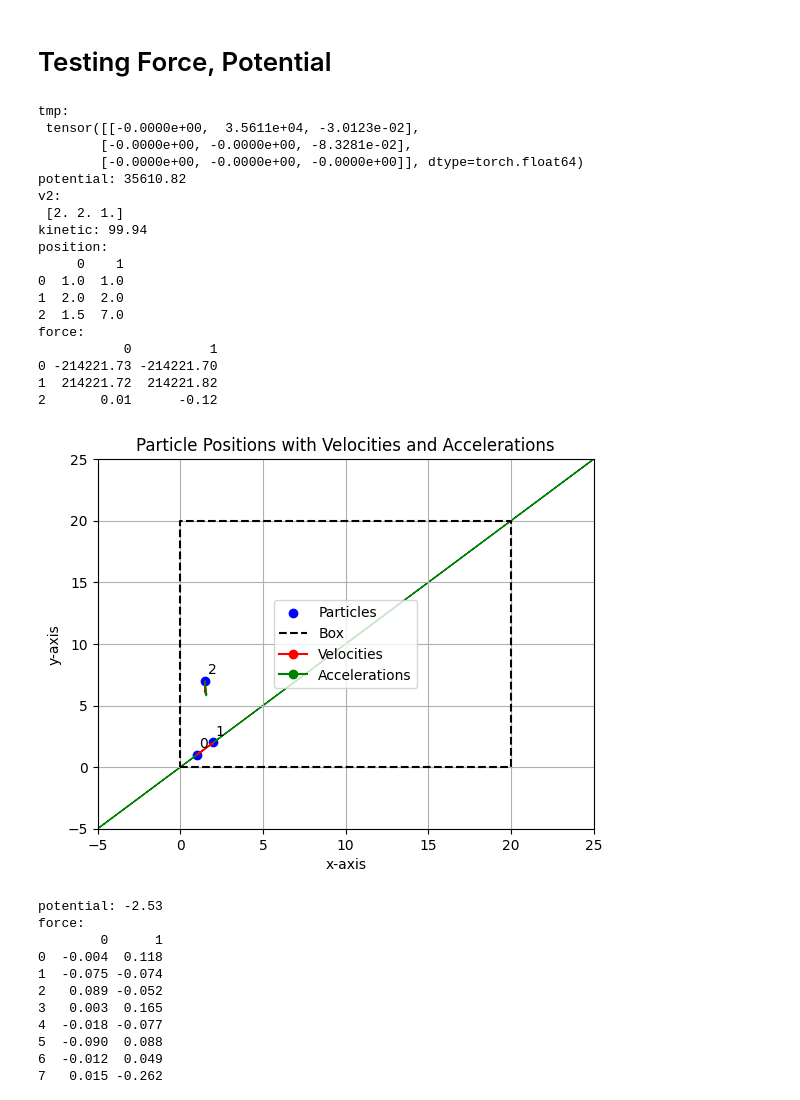
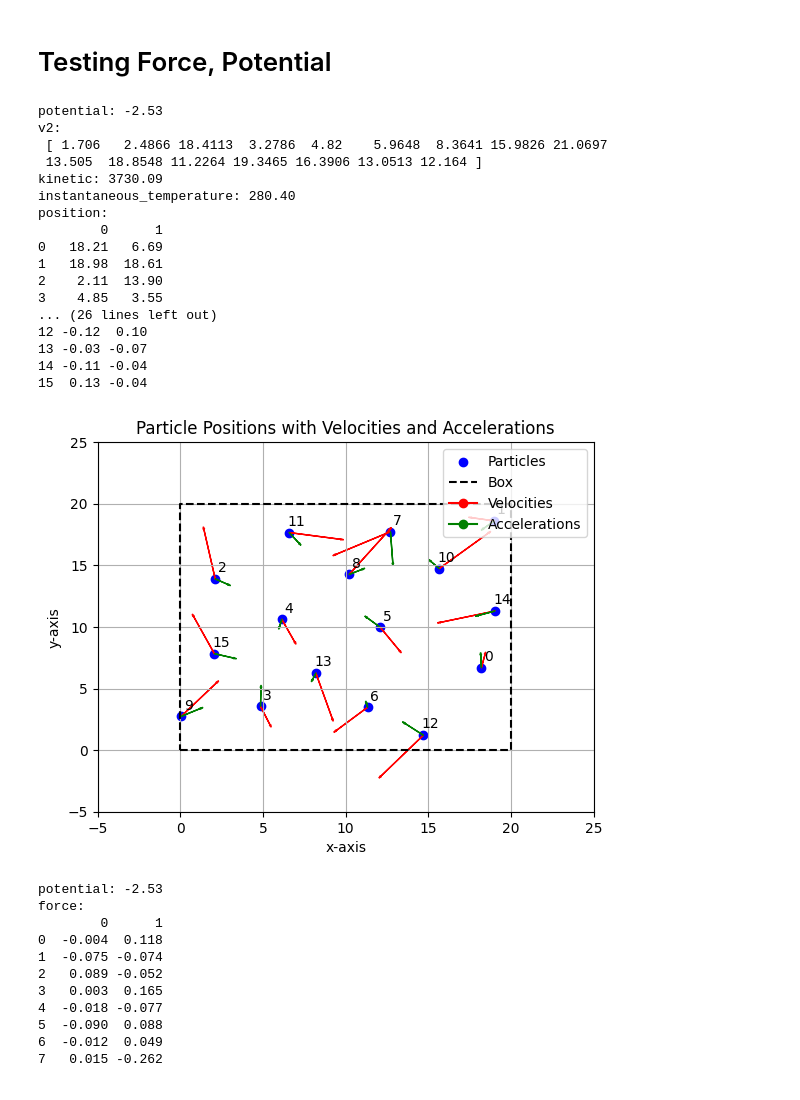
Before and after one commit to ISIPINK/MD_code_test, a Jupyter notebook: MD_program.ipynb, the cells around one changed output. Cells and saved outputs as stored; diff of their text form; code cells hidden in the pictures.

```diff
--- a/MD_program.ipynb
+++ b/MD_program.ipynb
@@ -289,35 +367,36 @@ tensor([[-6.4200, -7.3800],
 # %%
 import pandas as pd
 def test_force_etc():
     sim_cons = Simulation_constants()
-    sim_coarse = MD_simulation_lj_vv(sim_cons, pos_file="./test_init/simple_pos.csv",vel_file="./test_init/simple_vel.csv")
-    print(f"potential: {sim_coarse.get_potential_energy(positions=sim_coarse.positions,debug=True).detach().numpy():0.2f}")
-    print(f"kinetic: {sim_coarse.get_kinetic_energy(debug=True).detach().numpy():0.2f}")
-    print(f"position:\n{pd.DataFrame(sim_coarse.positions.detach().numpy()).round(2)}")
-    print(f"force:\n{pd.DataFrame(sim_coarse.get_force().detach().numpy()).round(2)}")
-    sim_coarse.plt_points()
+    sim_lj = MD_simulation_lj_vv(sim_cons, pos_file="./test_init/simple_pos.csv",vel_file="./test_init/simple_vel.csv")
+    sim_lj = MD_simulation_lj_vv(sim_cons)
+    print(f"potential: {sim_lj.get_potential_energy(positions=sim_lj.positions,debug=True).detach().numpy():0.2f}")
+    print(f"kinetic: {sim_lj.get_kinetic_energy(debug=True).detach().numpy():0.2f}")
+    print(f"instantaneous_temperature: {sim_lj.get_instantaneous_temperature().detach().numpy():0.2f}")
+    print(f"position:\n{pd.DataFrame(sim_lj.positions.detach().numpy()).round(2)}")
+    print(f"force:\n{pd.DataFrame(sim_lj.get_force().detach().numpy()).round(2)}")
+    sim_lj.plt_points()
 
 test_force_etc()
 # %% [output]
-tmp:
- tensor([[-0.0000e+00,  3.5611e+04, -3.0123e-02],
-        [-0.0000e+00, -0.0000e+00, -8.3281e-02],
-        [-0.0000e+00, -0.0000e+00, -0.0000e+00]], dtype=torch.float64)
-potential: 35610.82
+potential: -2.53
 v2:
- [2. 2. 1.]
-kinetic: 99.94
+ [ 1.706   2.4866 18.4113  3.2786  4.82    5.9648  8.3641 15.9826 21.0697
+ 13.505  18.8548 11.2264 19.3465 16.3906 13.0513 12.164 ]
+kinetic: 3730.09
+instantaneous_temperature: 280.40
 position:
-     0    1
-0  1.0  1.0
-1  2.0  2.0
-2  1.5  7.0
-force:
-           0          1
-0 -214221.73 -214221.70
-1  214221.72  214221.82
-2       0.01      -0.12
+        0      1
+0   18.21   6.69
+1   18.98  18.61
+2    2.11  13.90
+3    4.85   3.55
+... (26 lines left out)
+12 -0.12  0.10
+13 -0.03 -0.07
+14 -0.11 -0.04
+15  0.13 -0.04
-[figure, old version]
+[figure, new version]
 # %%
 import pandas as pd
 def test_force2():
```
Also changed, not shown: parts of 13 cells of this notebook, 1 other file.
